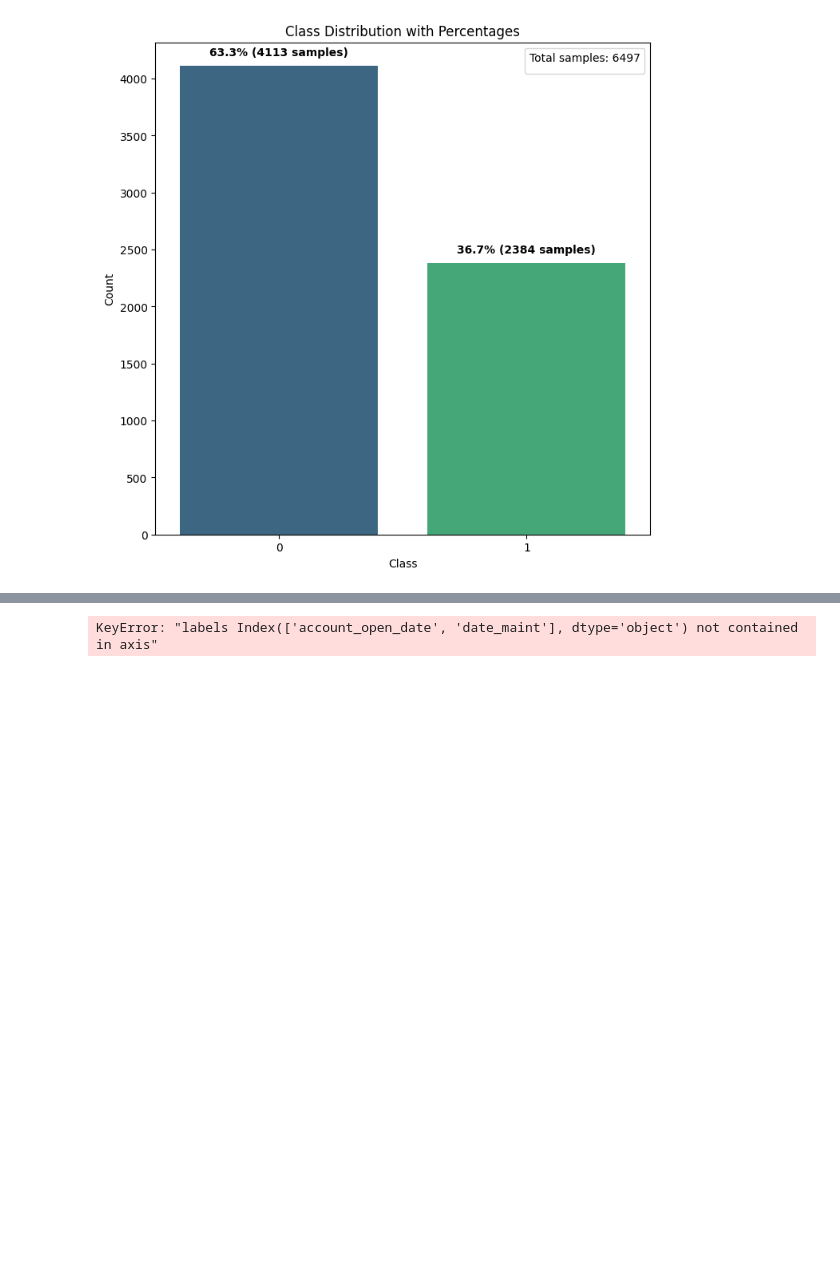
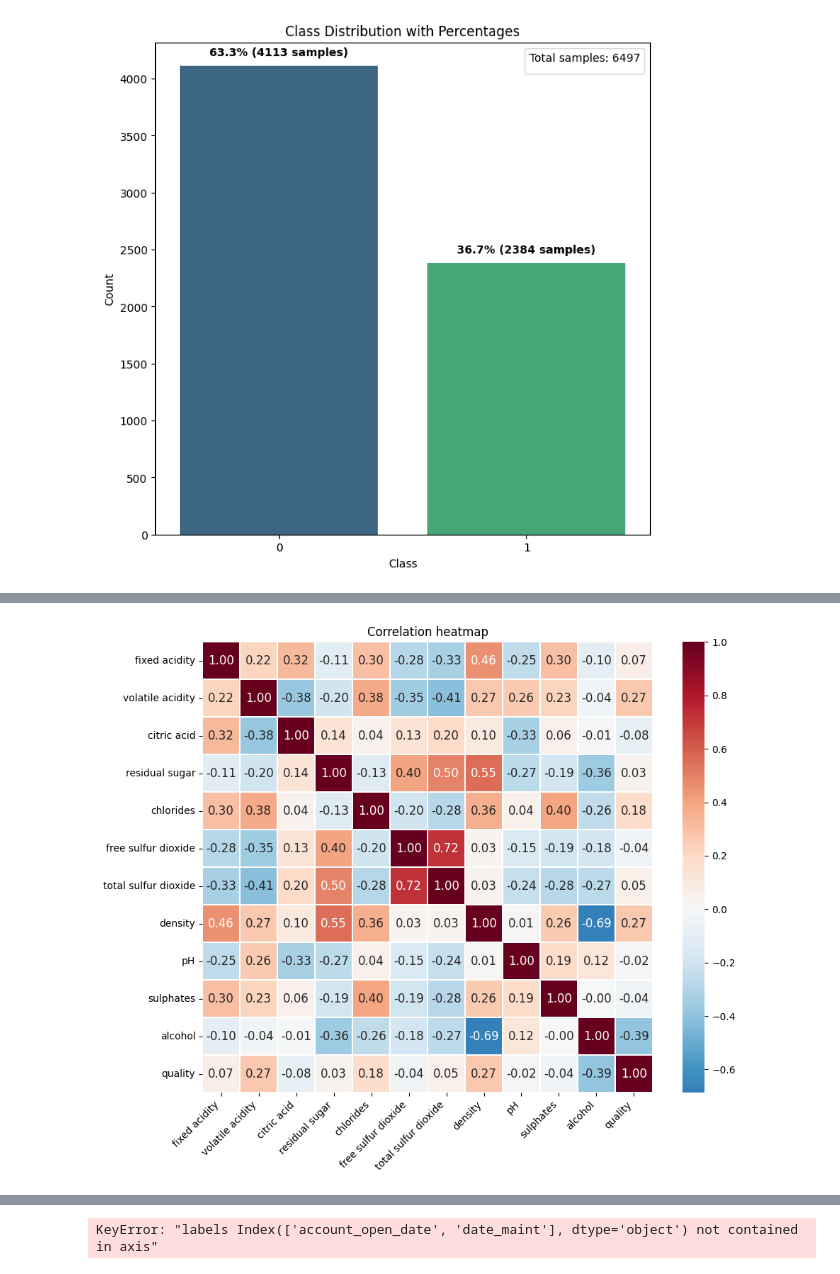
Before and after one commit to Arifuzzaman-Munaf/Predictive-Analysis-using-ML-algorithms, a Jupyter notebook: assessment_02.ipynb, the cells around one changed output, grey strips where cells are left out. Saved outputs shown, nothing was run; the diff lists cells and outputs as text; code cells hidden in the pictures; blank space fills up the shorter version.

```diff
--- a/assessment_02.ipynb
+++ b/assessment_02.ipynb
@@ -902,0 +934,5 @@ Rationale for inclusion/exclusion - List the data to be included/excluded and th
+# %%
+# Pearson Correlation Matrix
+corr = df.corr()
+
+corr.style.background_gradient(cmap='coolwarm', axis=None).format(precision=2)
@@ -902,0 +953,23 @@ Rationale for inclusion/exclusion - List the data to be included/excluded and th
+# %%
+plt.figure(figsize=(10, 8))
+sns.heatmap(
+    corr,
+    annot=True,
+    cmap= 'RdBu_r',
+    center=0,
+    fmt='.2f',
+    xticklabels=corr.columns,
+    yticklabels=corr.index,
+    square=True,
+    linewidths=0.1,
+    vmax=1.0,
+    linecolor='white',
+    annot_kws={'fontsize':12 }
+)
+plt.title("Correlation heatmap")
+plt.xticks(rotation=45, ha='right')
+plt.yticks(rotation=0)
+plt.tight_layout()
+plt.show()
+# %% [output]
+[figure, added]
```
Also changed, not shown: parts of 25 cells of this notebook.
